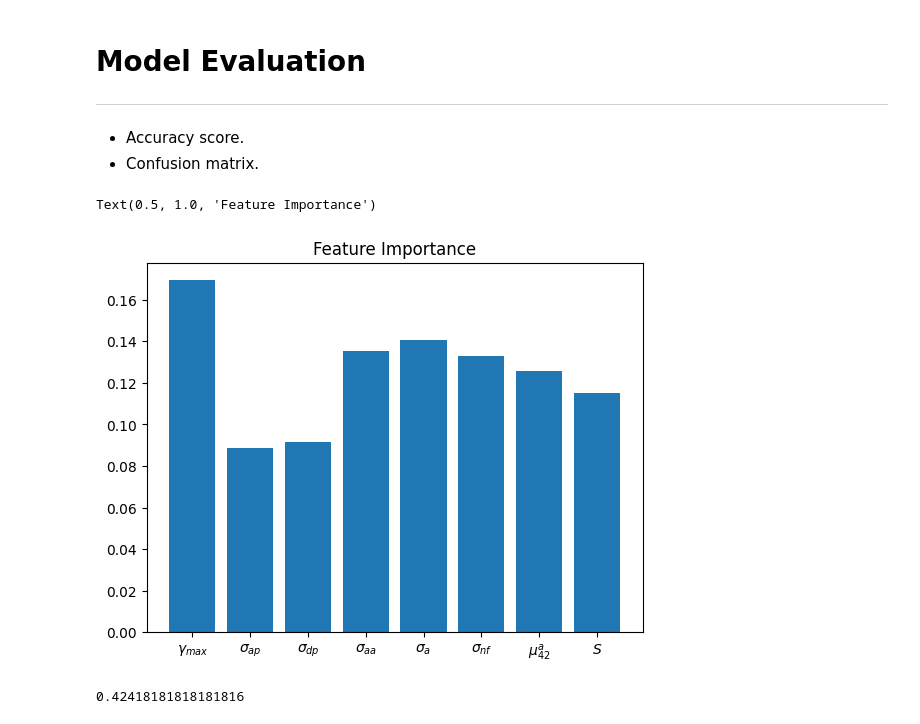
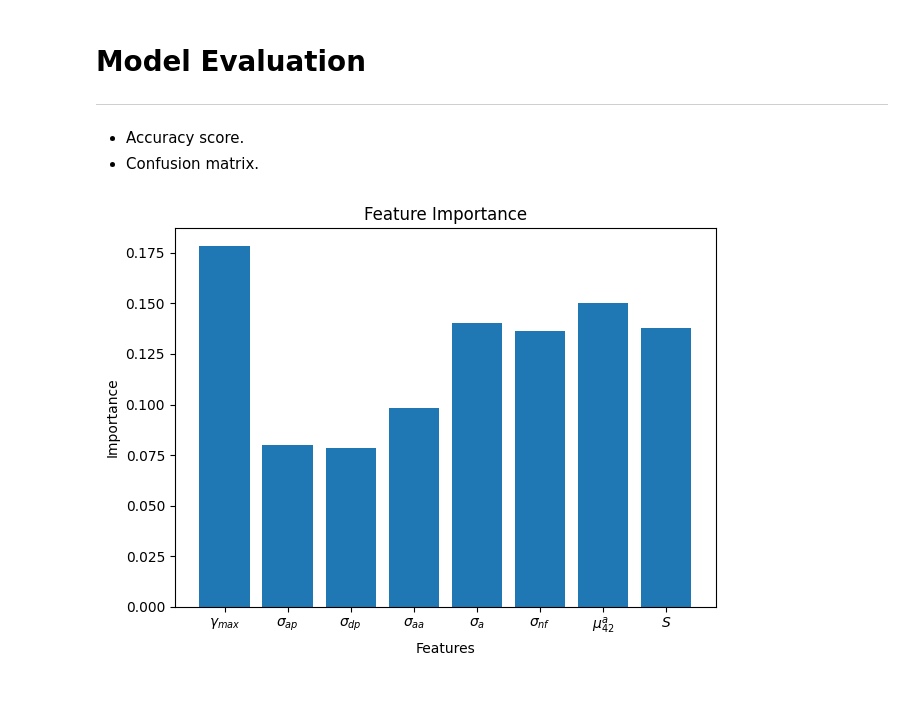
Before and after one commit to dsaharia/BTP-1-modulation_classification, a Jupyter notebook: Notebooks/00_basics_2016.10A.ipynb, the cells around one changed output. Cells and saved outputs as stored; diff of their text form; code cells hidden in the pictures; blank space fills up the shorter version.

```diff
--- a/Notebooks/00_basics_2016.10A.ipynb
+++ b/Notebooks/00_basics_2016.10A.ipynb
@@ -13,7 +13,7 @@ import matplotlib.pyplot as plt
 from collections import defaultdict
 
 from sklearn.tree import DecisionTreeClassifier
-from sklearn.metrics import accuracy_score, plot_confusion_matrix
+from sklearn.metrics import accuracy_score, plot_confusion_matrix, f1_score
 from sklearn.ensemble import RandomForestClassifier
 from sklearn.utils import shuffle
 
@@ -22,6 +22,7 @@ plt.rcParams.update({'font.size': 12})
 plt.rcParams.update({'font.family': 'serif'})
 plt.rcParams.update({'font.serif': 'Times New Roman'})
 plt.style.use('default')
+plt.rcParams.update({'figure.autolayout': True})
 # %%
 # Import the pickled raw file
 path = "../Data/RML2016.10a_dict.pkl"
@@ -320,14 +327,14 @@ def compute_metrics(model, snrs):
 # %%
 feature_names = ["$\gamma_{max}$", "$\sigma_{ap}$", "$\sigma_{dp}$", "$\sigma_{aa}$",
                  "$\sigma_{a}$", "$\sigma_{nf}$", "$\mu_{42}^{a}$", "$S$", ]
-plt.bar(feature_names, random_forest_classifier.feature_importances_)
+# plt.bar(feature_names, random_forest_classifier.feature_importances_)
+plt.bar(feature_names, decision_classifier.feature_importances_)
 plt.title("Feature Importance")
+plt.xlabel("Features")
+plt.ylabel("Importance")
+plt.tight_layout()
+# plt.savefig("../Figures/feature-importance-dt.jpg")
 # %% [output]
-Text(0.5, 1.0, 'Feature Importance')
-[figure, old version]
+[figure, new version]
-# %%
-random_forest_classifier.oob_score_
-# %% [output]
-0.42418181818181816
 # %%
 acc_rf = compute_metrics(random_forest_classifier, train_snrs)
```
Also changed, not shown: parts of 10 cells of this notebook.
